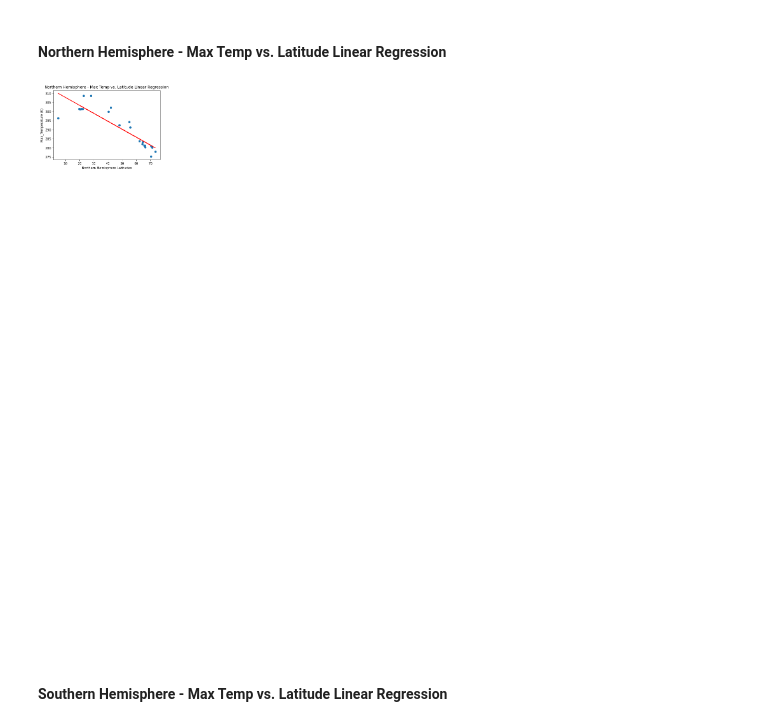
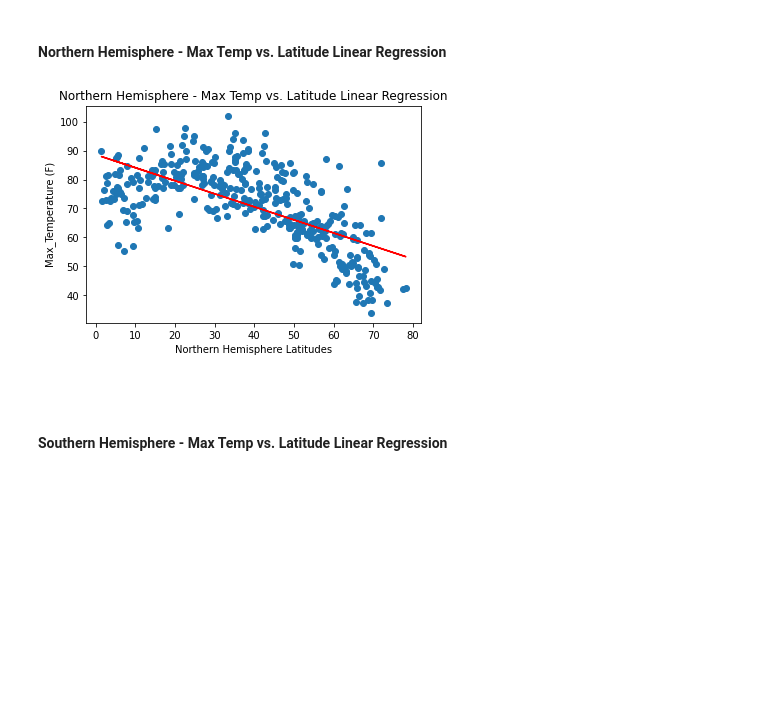
Before and after one commit to jared-roussel/python-api-challenge, a Jupyter notebook: WeatherPy/WeatherPy.ipynb, the cells around one changed output. Drawn from its saved outputs; the diff is of its cells as text; code cells hidden in the pictures; blank space fills up the shorter version.

```diff
--- a/WeatherPy/WeatherPy.ipynb
+++ b/WeatherPy/WeatherPy.ipynb
@@ -28,9 +28,9 @@ weather_api_key = '877069c5920cb3ad3f4efa6dac5c6f9e'
 
 #Create lists and add random latitude and longitude values
 np.random.seed(672812)
-long_list = [random_long for random_long in np.random.randint(-180,180,50)]
+long_list = [random_long for random_long in np.random.randint(-180,180,1500)]
 # print(len(long_list))
-lat_list = [random_lat for random_lat in np.random.randint(-90,90,50)]
+lat_list = [random_lat for random_lat in np.random.randint(-90,90,1500)]
 # print(len(lat_list))
 
 #Feed random latitude and longitude values to citipy
@@ -47,4 +47,4 @@ for index in range(0,index_max):
 
     if city_name not in cities:
         cities.append(city_name)
-print(cities, '\n', len(cities))
+# print(cities, '\n', len(cities))
@@ -176,0 +142,5 @@ city_info_df.head()
+# %%
+#Create dataframe from dictionary
+city_info_df = pd.DataFrame(all_cities_data)
+city_info_df['Max Temp (F)'] = [((temp-273.15)*(9/5)+32) for temp in city_info_df['Max Temp']]
+city_info_df.head()
@@ -247,6 +233,6 @@ plt.show()
 ## Linear Regression
 # %%
 #Northern hemisphere
-northern_hempisphere_df = city_info_df.loc[city_info_df['Lat'] > 0]
+northern_hempisphere_df = city_info_df.loc[city_info_df['Lat'] >= 0]
 northern_hempisphere_df.head()
 # %% [output]
@@ -271,19 +257,21 @@ southern_hempisphere_df.head()
 ####  Northern Hemisphere - Max Temp vs. Latitude Linear Regression
 # %%
 x_values = northern_hempisphere_df['Lat']
-y_values = northern_hempisphere_df['Max Temp']
+y_values = northern_hempisphere_df['Max Temp (F)']
 (slope, intercept, rvalue, pvalue, stderr) = linregress(x_values, y_values)
 regress_values = x_values * slope + intercept
 line_eq = "y = " + str(round(slope,2)) + "x + " + str(round(intercept,2))
 plt.scatter(x_values,y_values)
 plt.plot(x_values,regress_values,"r-")
 plt.annotate(line_eq,(6,10),fontsize=15,color="red")
 plt.xlabel("Northern Hemisphere Latitudes")
-plt.ylabel("Max_Temperature (K)")
+plt.ylabel("Max_Temperature (F)")
 plt.title("Northern Hemisphere - Max Temp vs. Latitude Linear Regression")
+plt.savefig('NH_latitude_temperature_regression.png', bbox_inches='tight')
 plt.show()
+#Analysis:
 # %% [output]
-[figure, old version]
+[figure, new version]
 # %% [markdown]
 ####  Southern Hemisphere - Max Temp vs. Latitude Linear Regression
 # %%
```
Also changed, not shown: parts of 20 cells of this notebook, 14 other files.
